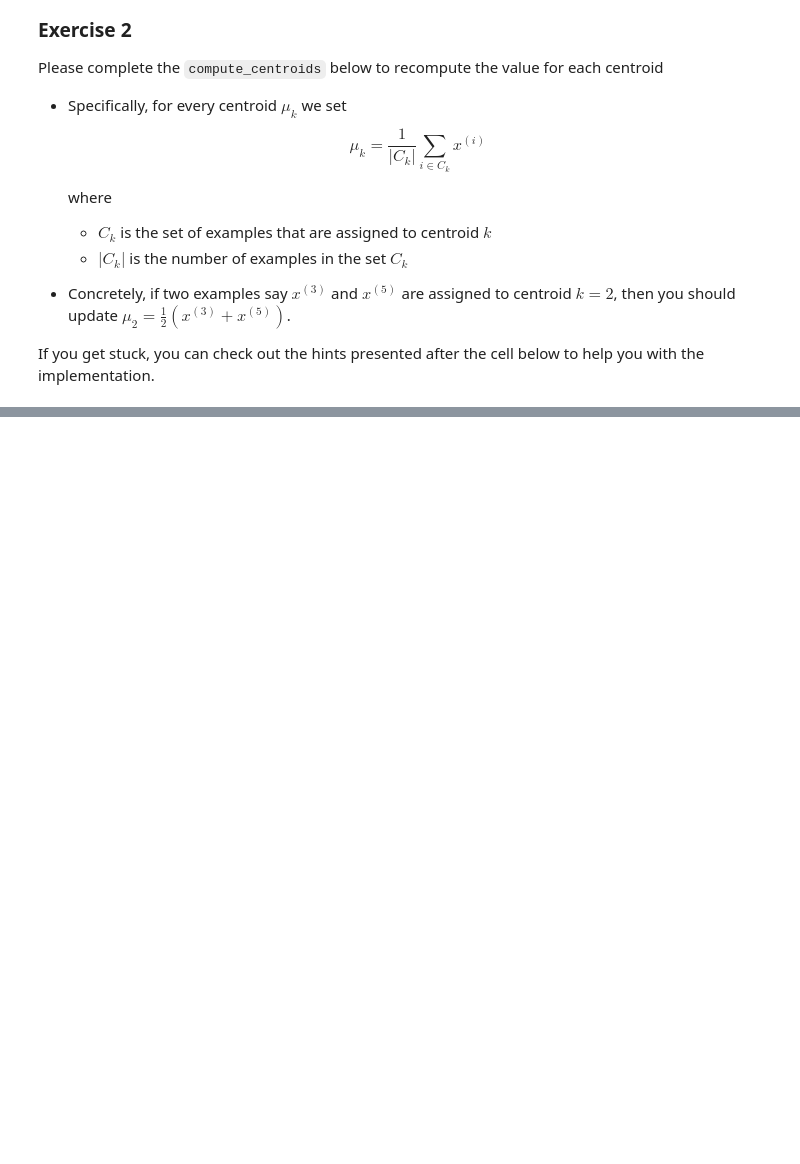
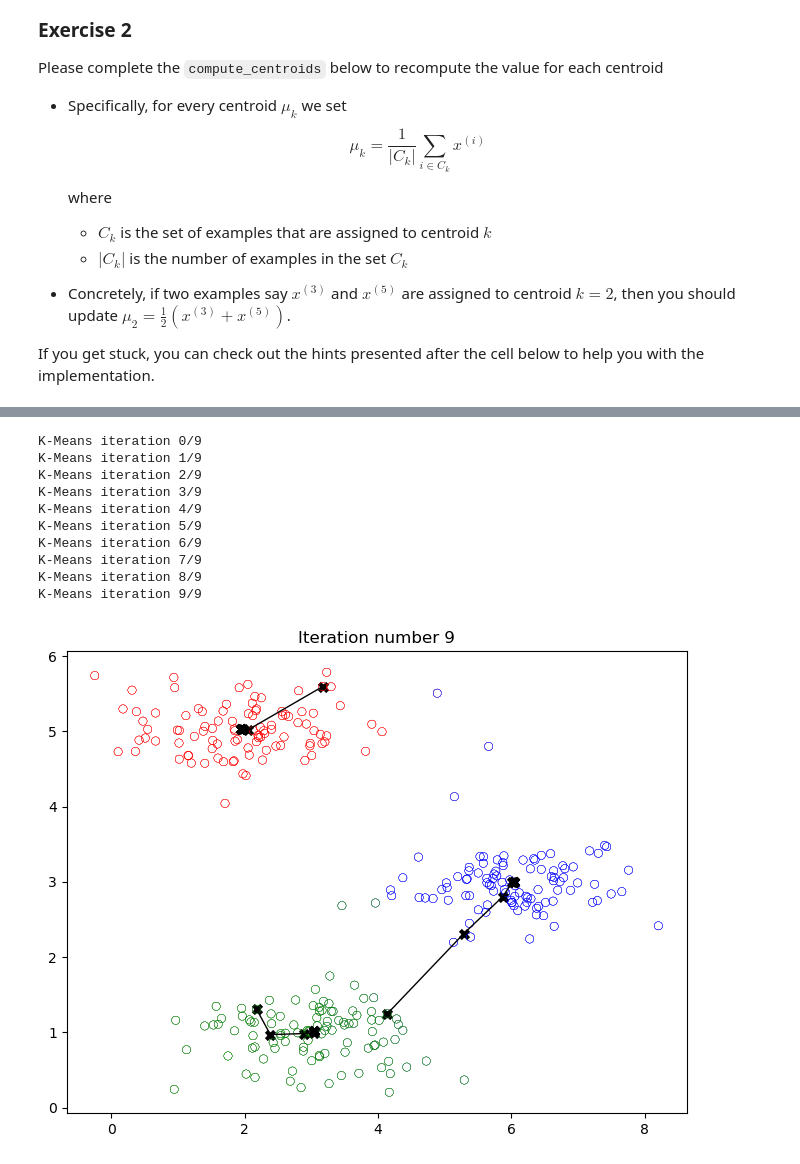
Before and after one commit to nicky-ops/ml-zoomcamp, a Jupyter notebook: coursera_labs/unsupervised_learning_recommenders_reinforcement_learning/clustering/k-means.ipynb, the cells around one changed output, grey strips where cells are left out. Saved outputs shown, nothing was run; the diff lists cells and outputs as text; code cells hidden in the pictures; blank space fills up the shorter version.

Commit message:
Clustering: K-means

```diff
--- a/coursera_labs/unsupervised_learning_recommenders_reinforcement_learning/clustering/k-means.ipynb
+++ b/coursera_labs/unsupervised_learning_recommenders_reinforcement_learning/clustering/k-means.ipynb
@@ -286,0 +317,47 @@ def run_kMeans(X, initial_centroids, max_iters=10, plot_progress=False):
+# %%
+# You do not need to modify this part
+
+def kMeans_init_centroids(X, K):
+    """
+    This function initializes K centroids that are to be
+    used in K-Means on the dataset X
+
+    Args:
+        X (ndarray): Data points
+        K (int):     number of centroids/clusters
+
+    Returns:
+        centroids (ndarray): Initialized centroids
+    """
+
+    # Randomly reorder the indices of examples
+    randidx = np.random.permutation(X.shape[0])
+
+    # Take the first K examples as centroids
+    centroids = X[randidx[:K]]
+
+    return centroids
+# %%
+# Run this cell repeatedly to see different outcomes.
+
+# Set number of centroids and max number of iterations
+K = 3
+max_iters = 10
+
+# Set initial centroids by picking random examples from the dataset
+initial_centroids = kMeans_init_centroids(X, K)
+
+# Run K-Means
+centroids, idx = run_kMeans(X, initial_centroids, max_iters, plot_progress=True)
+# %% [output]
+K-Means iteration 0/9
+K-Means iteration 1/9
+K-Means iteration 2/9
+K-Means iteration 3/9
+K-Means iteration 4/9
+K-Means iteration 5/9
+K-Means iteration 6/9
+K-Means iteration 7/9
+K-Means iteration 8/9
+K-Means iteration 9/9
+[figure, added]
```
Also changed, not shown: parts of 20 cells of this notebook.
